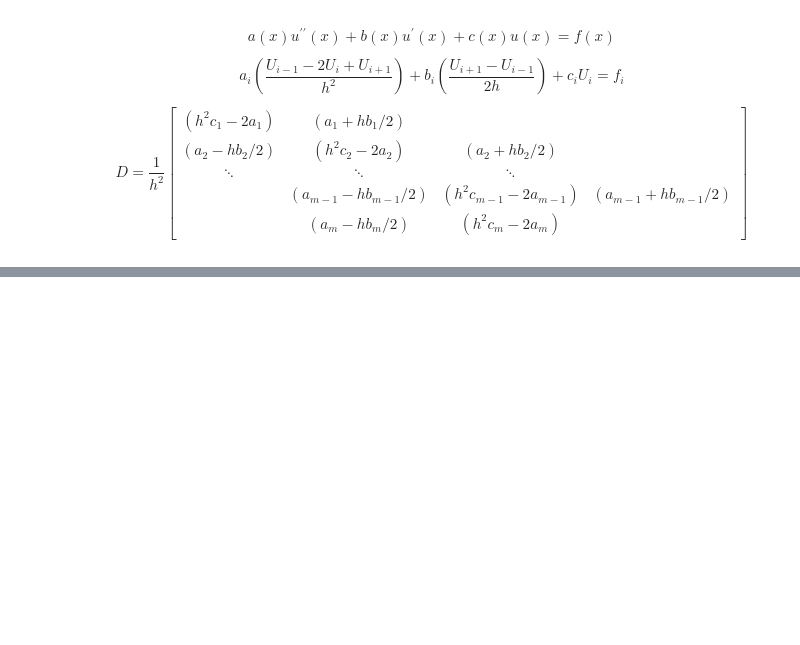
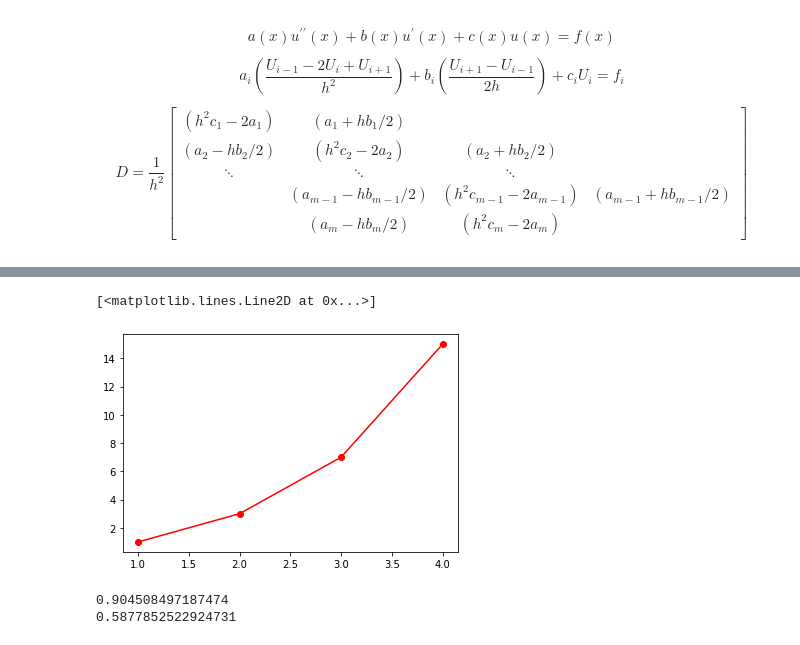
Before and after one commit to santoshkumarradha/stochastic-qc, a Jupyter notebook: Wick space evolution/implementation 2.ipynb, the cells around one changed output, grey strips where cells are left out. Cells and saved outputs as stored; diff of their text form; code cells hidden in the pictures; blank space fills up the shorter version.

```diff
--- a/Wick space evolution/implementation 2.ipynb
+++ b/Wick space evolution/implementation 2.ipynb
@@ -409,0 +470,10 @@ plt.imshow(D)
+# %%
+num_terms=[]
+N=np.arange(1,5)
+for n in tqdm(N):
+    D=get_diff_mat(2**n,a=2,b=0,dx=1)
+    num_terms.append(len(get_paulis(D)))
+plt.plot(N,num_terms,c="r",marker="o")
+# %% [output]
+[<matplotlib.lines.Line2D at 0x...>]
+[figure, added]
@@ -409,0 +482,24 @@ plt.imshow(D)
+# %%
+q=QuantumRegister(1)
+q1=QuantumRegister(1)
+c=ClassicalRegister(1)
+c=QuantumCircuit(q,q1)
+theta=np.pi/5
+c.h(q)
+c.rz(np.pi/2,q)
+# c.h(q)
+# c.x(q)
+# c.cy(q,q1)
+# c.x(q)
+c.crx(theta,q,q1)
+c.h(q)
+
+simulator = Aer.get_backend('statevector_simulator')
+result = execute(c, simulator).result()
+statevector = result.get_statevector(c)
+p=np.real(statevector*statevector.conj())
+print((p[0]+p[1])*2 -1)
+print(np.sin(theta))
+# %% [output]
+0.904508497187474
+0.5877852522924731
```
Also changed, not shown: parts of 16 cells of this notebook, 8 other files.
